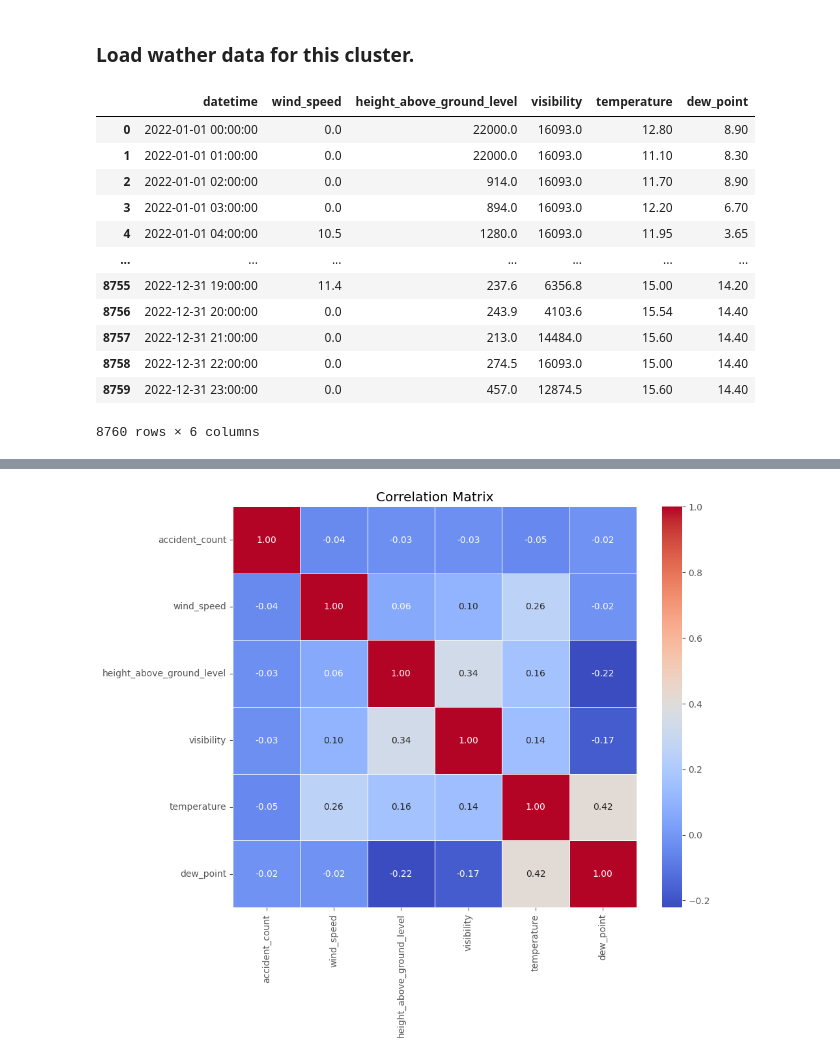
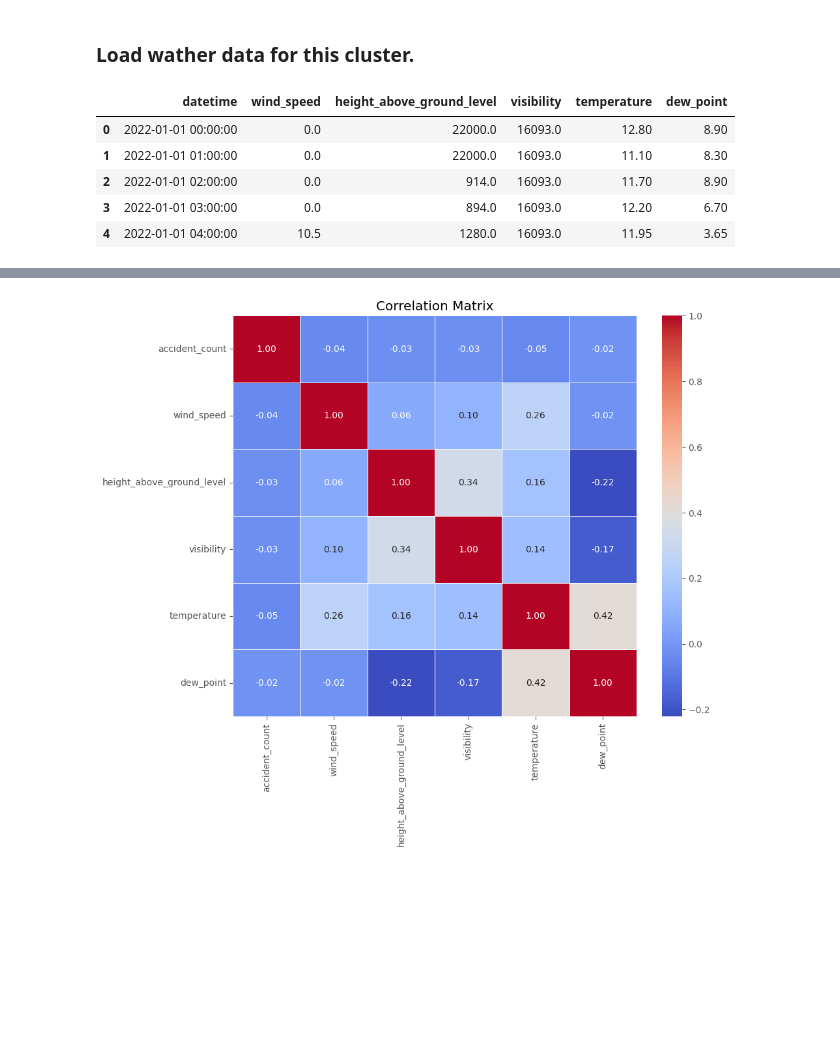
Before and after one commit to hrapek/mbml-us-accidents, a Jupyter notebook: ca_poisson_regression.ipynb, the cells around one changed output, grey strips where cells are left out. Saved outputs shown, nothing was run; the diff lists cells and outputs as text; code cells hidden in the pictures; blank space fills up the shorter version.

```diff
--- a/ca_poisson_regression.ipynb
+++ b/ca_poisson_regression.ipynb
@@ -230,20 +226,13 @@ print(len(one_hash_df[one_hash_df['accident_count'] > 0]) / len(one_hash_df) * 1
 weather_df = pd.read_csv('data/final_9q5cw.csv')
 weather_df = weather_df[['datetime', 'wind_speed', 'height_above_ground_level', 'visibility', 'temperature', 'dew_point']]
 # %%
-weather_df
+weather_df.head()
 # %% [output]
 |  | datetime | wind_speed | height_above_ground_level | visibility | temperature | dew_point |
 | 0 | 2022-01-01 00:00:00 | 0.0 | 22000.0 | 16093.0 | 12.80 | 8.90 |
 | 1 | 2022-01-01 01:00:00 | 0.0 | 22000.0 | 16093.0 | 11.10 | 8.30 |
 | 2 | 2022-01-01 02:00:00 | 0.0 | 914.0 | 16093.0 | 11.70 | 8.90 |
 | 3 | 2022-01-01 03:00:00 | 0.0 | 894.0 | 16093.0 | 12.20 | 6.70 |
 | 4 | 2022-01-01 04:00:00 | 10.5 | 1280.0 | 16093.0 | 11.95 | 3.65 |
-| ... | ... | ... | ... | ... | ... | ... |
-| 8755 | 2022-12-31 19:00:00 | 11.4 | 237.6 | 6356.8 | 15.00 | 14.20 |
-| 8756 | 2022-12-31 20:00:00 | 0.0 | 243.9 | 4103.6 | 15.54 | 14.40 |
-| 8757 | 2022-12-31 21:00:00 | 0.0 | 213.0 | 14484.0 | 15.60 | 14.40 |
-| 8758 | 2022-12-31 22:00:00 | 0.0 | 274.5 | 16093.0 | 15.00 | 14.40 |
-| 8759 | 2022-12-31 23:00:00 | 0.0 | 457.0 | 12874.5 | 15.60 | 14.40 |
-8760 rows × 6 columns
 # %%
 merged_weather_df = pd.merge(one_hash_df, weather_df, left_on='hour', right_on='datetime', how='left').drop(columns=['datetime'])
```
Also changed, not shown: parts of 28 cells of this notebook.
